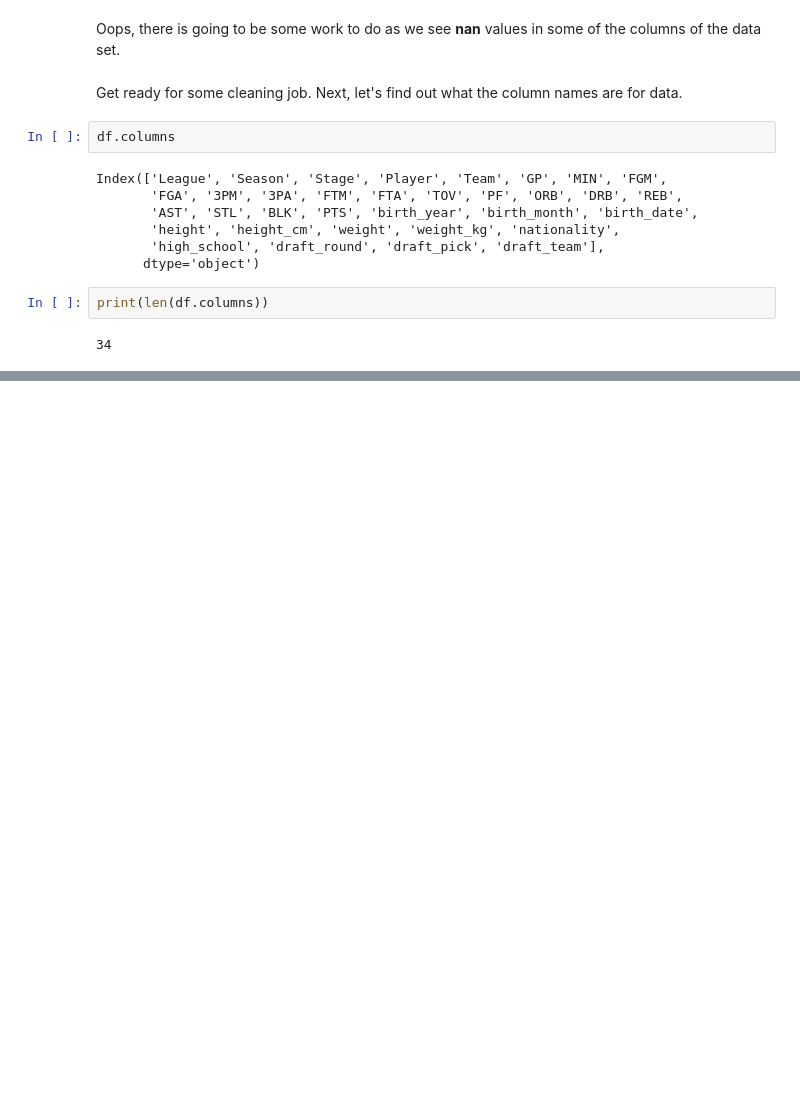
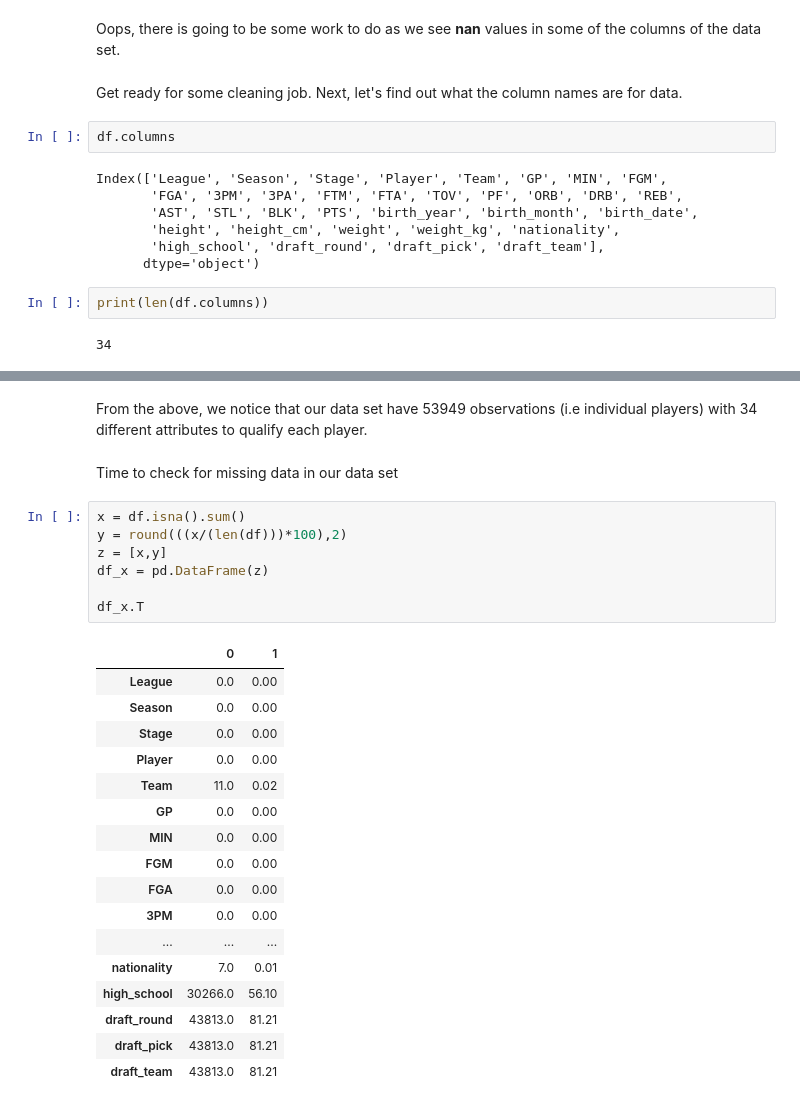
Before and after one commit to xtian4zy/Data-Analysis-Process-EDA-Lab, a Jupyter notebook: Exploratory Data Analysis (Data Analysis Process) - Lab.ipynb, the cells around one changed output, grey strips where cells are left out. Cells and saved outputs as stored; diff of their text form; blank space fills up the shorter version.

```diff
--- a/Exploratory Data Analysis (Data Analysis Process) - Lab.ipynb
+++ b/Exploratory Data Analysis (Data Analysis Process) - Lab.ipynb
@@ -127,0 +159,29 @@ print(len(df.columns))
+# %% [markdown]
+From the above, we notice that our data set have 53949 observations (i.e individual players) with 34 different attributes to qualify each player.
+# %% [markdown]
+Time to check for missing data in our data set
+# %%
+x = df.isna().sum()
+y = round(((x/(len(df)))*100),2)
+z = [x,y]
+df_x = pd.DataFrame(z)
+
+df_x.T
+# %% [output]
+|  | 0 | 1 |
+| League | 0.0 | 0.00 |
+| Season | 0.0 | 0.00 |
+| Stage | 0.0 | 0.00 |
+| Player | 0.0 | 0.00 |
+| Team | 11.0 | 0.02 |
+| GP | 0.0 | 0.00 |
+| MIN | 0.0 | 0.00 |
+| FGM | 0.0 | 0.00 |
+| FGA | 0.0 | 0.00 |
+| 3PM | 0.0 | 0.00 |
+| ... | ... | ... |
+| nationality | 7.0 | 0.01 |
+| high_school | 30266.0 | 56.10 |
+| draft_round | 43813.0 | 81.21 |
+| draft_pick | 43813.0 | 81.21 |
+| draft_team | 43813.0 | 81.21 |
```
Also changed, not shown: parts of 13 cells of this notebook.
